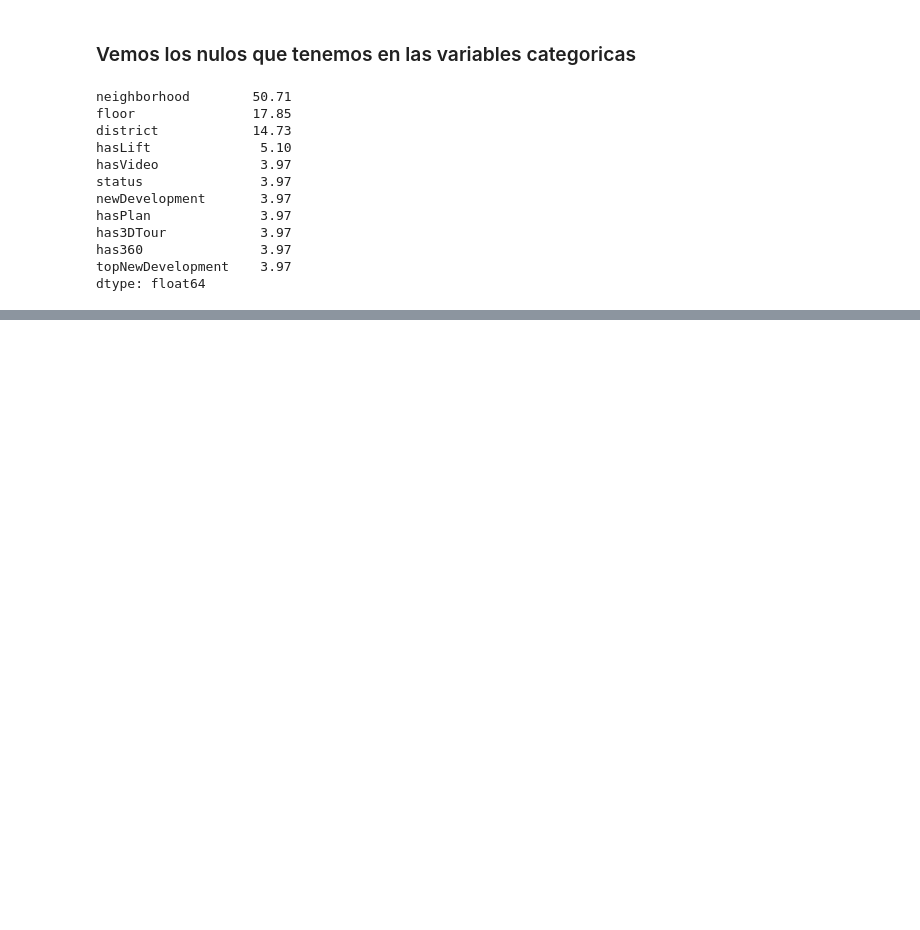
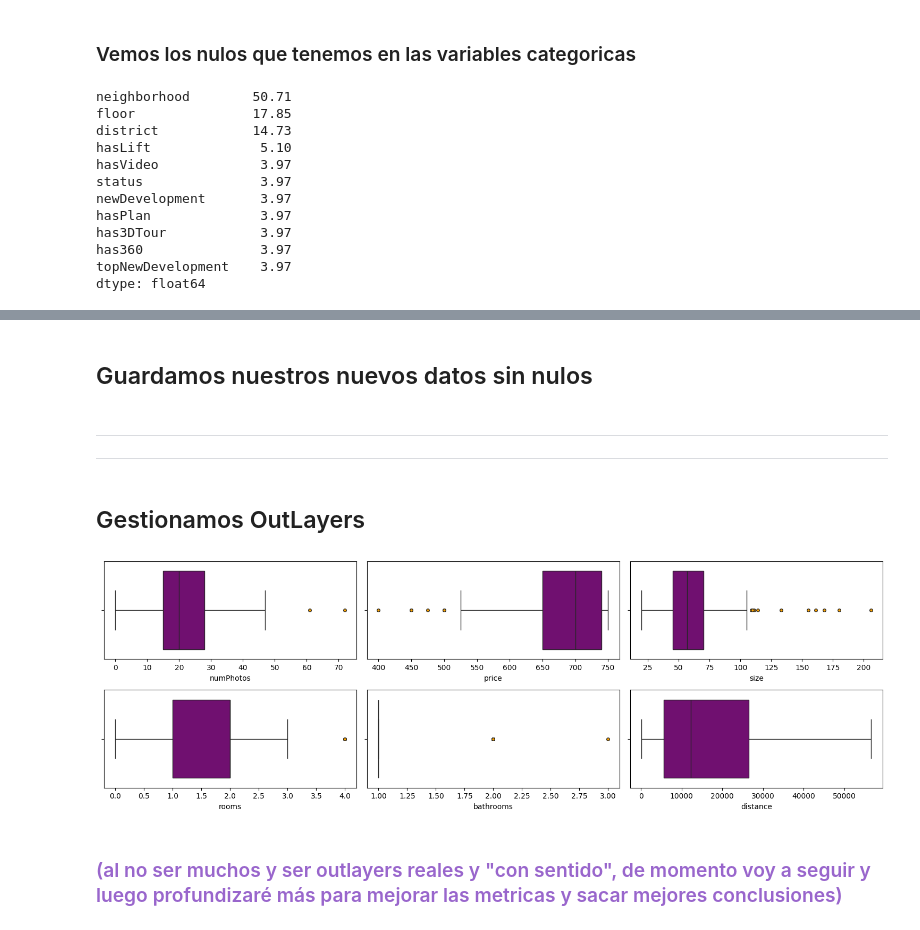
Before and after one commit to joseluisalmendral/Proyecto7-Prediccion_Precio_Casas_Madrid, a Jupyter notebook: notebooks/MODELO1/1_EDA.ipynb, the cells around one changed output, grey strips where cells are left out. Cells and saved outputs as stored; diff of their text form; code cells hidden in the pictures; blank space fills up the shorter version.

```diff
--- a/notebooks/1_EDA.ipynb
+++ b/notebooks/MODELO1/1_EDA.ipynb
@@ -378,0 +409,6 @@ Name: proportion, dtype: float64
+# %%
+# creamos nuestro nuevo dataframe
+df_nonuls = df.copy()
+
+# sustituimos los valores de las columnas que ya hemos tratado
+sup_nul.sustituir_valores_df(df_nonuls, df_cat, df_cat.columns)
@@ -378,0 +443,20 @@ Name: proportion, dtype: float64
+# %% [markdown]
+## Guardamos nuestros nuevos datos sin nulos
+# %%
+df_nonuls.reset_index(drop=True, inplace=True)
+df_nonuls.to_csv('../datos/tratados/nonuls_propiedades_provincia_madrid.csv')
+# %% [markdown]
+---
+---
+# %% [markdown]
+## Gestionamos OutLayers
+# %%
+visualizador3 = sup_prep.Visualizador(df_nonuls)
+# %%
+visualizador3.deteccion_outliers(color='purple')
+# %% [output]
+[figure, added]
+# %% [markdown]
+<h3 style="color: #9966CC">
+(al no ser muchos y ser outlayers reales y "con sentido", de momento voy a seguir y luego profundizaré más para mejorar las metricas y sacar mejores conclusiones)
+</h3>
```
Also changed, not shown: parts of 20 cells of this notebook, 2 other files.
